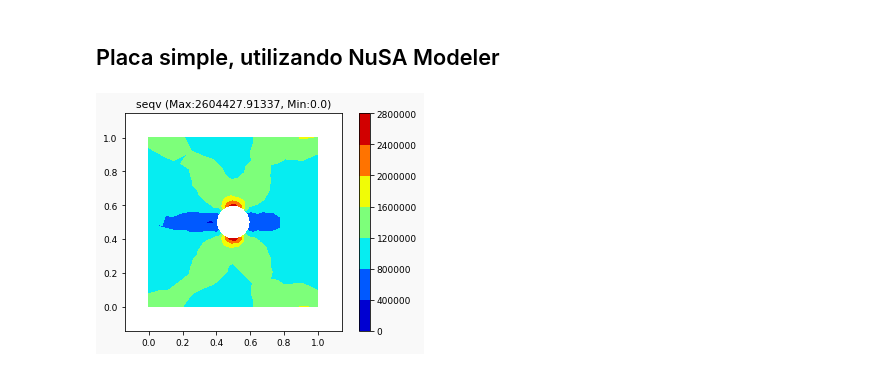
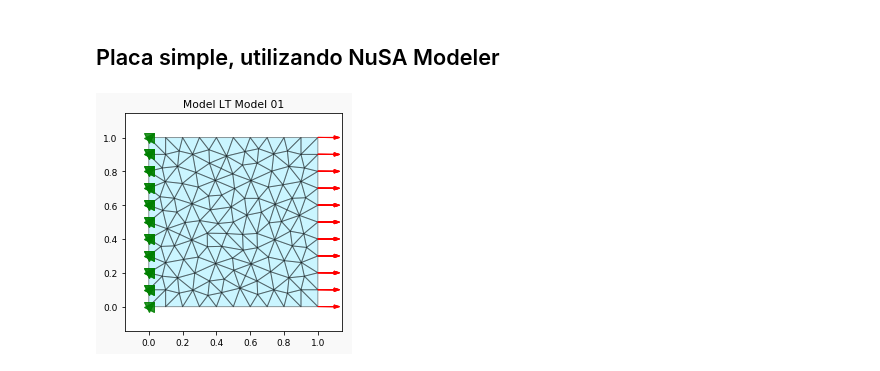
Before and after one commit to JorgeDeLosSantos/nusa, a Jupyter notebook: docs/nusa-info/es/linear-triangle-element.ipynb, the cells around one changed output. Saved outputs shown, nothing was run; the diff lists cells and outputs as text; code cells hidden in the pictures.

```diff
--- a/docs/nusa-info/es/linear-triangle-element.ipynb
+++ b/docs/nusa-info/es/linear-triangle-element.ipynb
@@ -120,41 +120,41 @@ m.plot_nsol('ux')
 import nusa.mesh as nmsh
 
 md = nmsh.Modeler()
-a = md.add_rectangle((0,0),(1,1), esize=0.1)
-b = md.add_circle((0.5,0.5), 0.1, esize=0.03)
-md.substract_surfaces(a,b)
+BB, ES = 1, 0.1
+a = md.add_rectangle((0,0),(BB,BB), esize=ES)
 nc, ec = md.generate_mesh()
 x,y = nc[:,0], nc[:,1]
 
 nodos = []
 elementos = []
 
 for k,nd in enumerate(nc):
     cn = Node((x[k],y[k]))
     nodos.append(cn)
 
 for k,elm in enumerate(ec):
     i,j,m = int(elm[0]),int(elm[1]),int(elm[2])
     ni,nj,nm = nodos[i],nodos[j],nodos[m]
-    ce = LinearTriangle((ni,nj,nm),200e9,0.3,0.1)
+    ce = LinearTriangle((ni,nj,nm),200e9,0.3,0.25)
     elementos.append(ce)
 
 m = LinearTriangleModel()
 for node in nodos: m.add_node(node)
 for elm in elementos: m.add_element(elm)
 
 # Aplicando condiciones de frontera en los extremos
 minx, maxx = min(x), max(x)
 miny, maxy = min(y), max(y)
 
+P = 100e3/((BB/ES)+1)
+
 for node in nodos:
     if node.x == minx:
         m.add_constraint(node, ux=0, uy=0)
     if node.x == maxx:
-        m.add_force(node, (10e3,0))
+        m.add_force(node, (P,0))
 
-#m.plot_model()
+m.plot_model()
 m.solve()
-m.plot_nsol("seqv")
 # %% [output]
-[figure, old version]
+[figure, new version]
```
Also changed, not shown: parts of 11 cells of this notebook, 6 other files.
